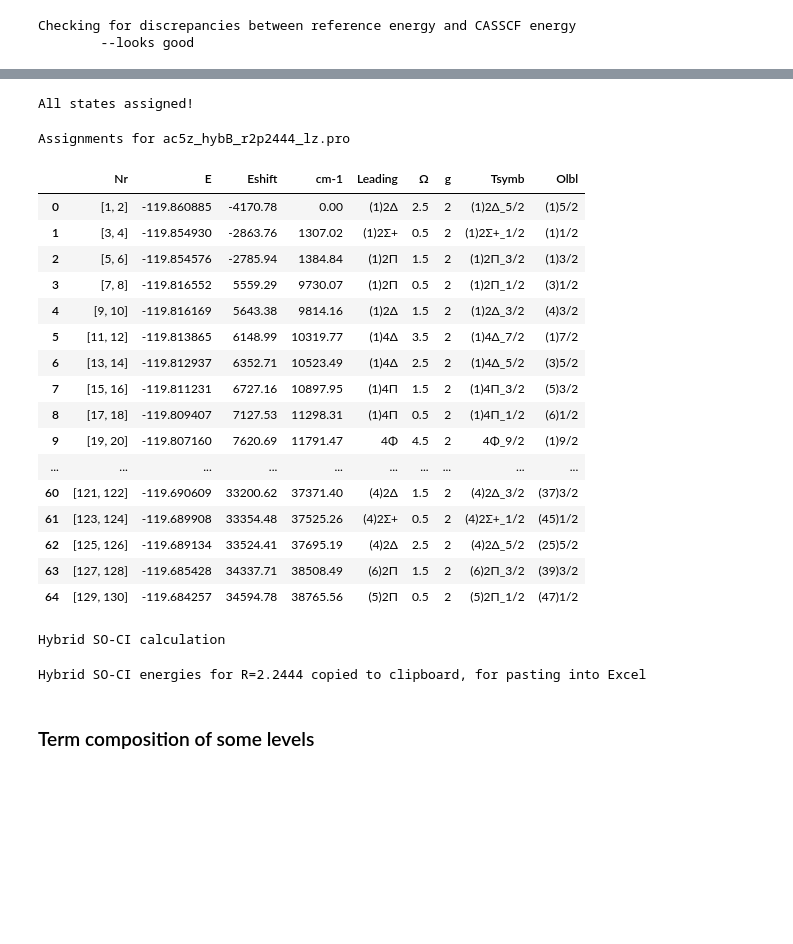
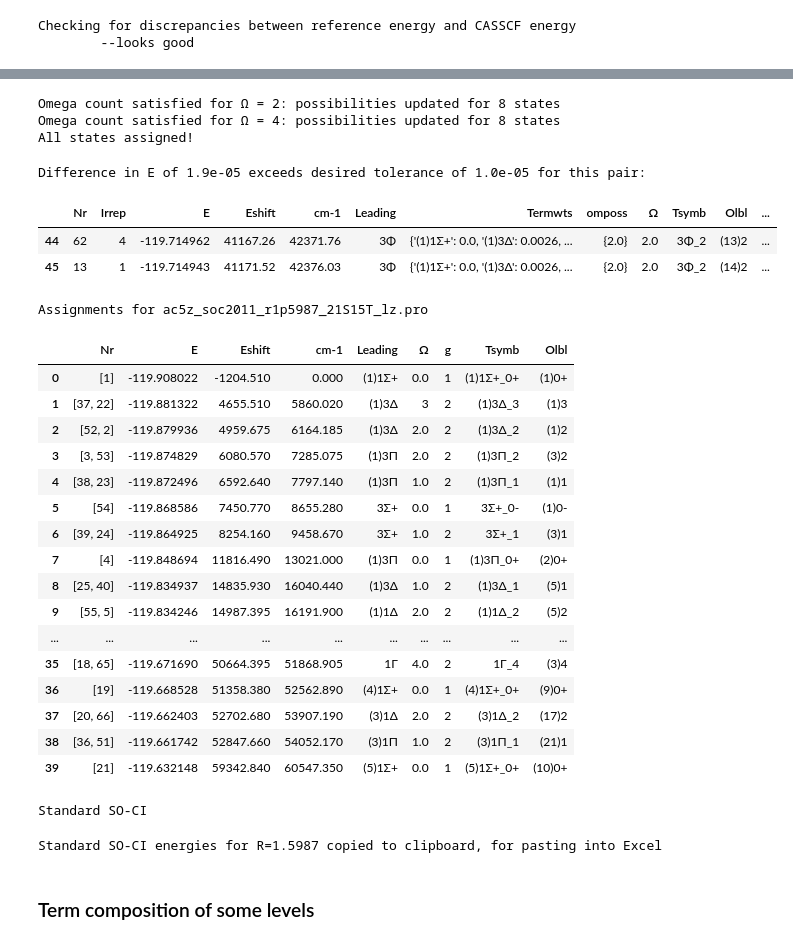
Before and after one commit to kkinist/diatomic_SOC, a Jupyter notebook: SOCI_assign_omega.ipynb, the cells around one changed output, grey strips where cells are left out. Cells and saved outputs as stored; diff of their text form; code cells hidden in the pictures; blank space fills up the shorter version.

Commit message:
Update SOCI_assign_omega.ipynb
Fix minor bugs; now working for even-electron FeH- test

```diff
--- a/SOCI_assign_omega.ipynb
+++ b/SOCI_assign_omega.ipynb
@@ -20,9 +20,10 @@ import chem_subs as chem
 pd.set_option('display.width', 1000)
 pd.set_option('display.max_rows', 500)
 # %%
-fsoci = 'ac5z_hybB_r2p2444_lz.pro'
-#fsoci = '../UMemphis/mgcl-equil-karl-block.pro'
-#fsoci = '../UMemphis/ch.pro'
-#fsoci = '../UMemphis/mgcl_small4.pro'
+#fsoci = 'ac5z_hybB_r2p2444_lz.pro'  # works
+fsoci = 'ac5z_soc2011_r1p5987_21S15T_lz.pro'  # even case, works
+#fsoci = '../UMemphis/mgcl-equil-karl-block.pro'  # works
+#fsoci = '../UMemphis/ch.pro'  # works
+#fsoci = '../UMemphis/mgcl_small4.pro'  # works
 print('Will read SO-CI info from file: {:s}'.format(fsoci))
 # %% [output]
@@ -495,6 +496,8 @@ for iso in range(SOCI.dimen):
         if abs(delta) > wthresh:
             print('\tBSs:', baspair, f'with magn = {magn:.3f}')
             print('** large difference in magnitudes = {:.8f}'.format(delta))
+            # do not include this pair
+            continue
         if min(alen, blen) < wthresh:
             # ignore small coefficients
             continue
@@ -521,8 +524,10 @@ for iso in range(SOCI.dimen):
     Omegas[iso] = omset
     if len(omset) == 1:
         Omegas[iso] = omset
+    elif len(omset) > 1:
+        print('\t*** Multiple Omega values:', omset)
     else:
-        print('\t*** Multiple Omega values:', omset)
+        print('\t*** No remaining Omega values')
 # %% [output]
 Using trig method to assign more states
 Everything below is numbered from zero, but in Molpro is numbered from 1
@@ -618,40 +617,59 @@ if nneed:
 else:
     print('All states assigned!')
 # %% [output]
+Omega count satisfied for Ω = 2: possibilities updated for 8 states
+Omega count satisfied for Ω = 4: possibilities updated for 8 states
 All states assigned!
 # %%
 # Add term symbol labels and Omega labels
 tsymb = []
 olbl = []
-for trm, om in zip(dfso.Leading, dfso.Ω):
+#for trm, om in zip(dfso.Leading, dfso.Ω):
+for irow, row in dfso.iterrows():
+    om = row.Ω
     hom = chem.halves(om)
+    if hom == '0':
+        # assign parity based upon irrep
+        irr = row.Irrep
+        if irr == 1:
+            hom += '+'
+        elif irr == 4:
+            hom += '-'
+        else:
+            # should not happen
+            hom += f':{irr}'
     olbl.append(hom)
+    trm = row.Leading
     tsymb.append('_'.join([trm, hom]))
 dfso['Tsymb'] = tsymb
 dfso['Olbl'] = chem.enumerative_prefix(olbl, always=True)
 SOCI.average_SO_levels(be_same=['Ω'], to_avg=['E', 'Eshift', 'cm-1'])
 dflevel = SOCI.dflevel.reset_index(drop=True)
 print(f'Assignments for {fsoci}')
 dflevel[['Nr', 'E', 'Eshift', 'cm-1', 'Leading', 'Ω', 'g', 'Tsymb', 'Olbl']]
 # %% [output]
-Assignments for ac5z_hybB_r2p2444_lz.pro
+Difference in E of 1.9e-05 exceeds desired tolerance of 1.0e-05 for this pair:
-|  | Nr | E | Eshift | cm-1 | Leading | Ω | g | Tsymb | Olbl |
-| 0 | [1, 2] | -119.860885 | -4170.78 | 0.00 | (1)2Δ | 2.5 | 2 | (1)2Δ_5/2 | (1)5/2 |
-| 1 | [3, 4] | -119.854930 | -2863.76 | 1307.02 | (1)2Σ+ | 0.5 | 2 | (1)2Σ+_1/2 | (1)1/2 |
-| 2 | [5, 6] | -119.854576 | -2785.94 | 1384.84 | (1)2Π | 1.5 | 2 | (1)2Π_3/2 | (1)3/2 |
-| 3 | [7, 8] | -119.816552 | 5559.29 | 9730.07 | (1)2Π | 0.5 | 2 | (1)2Π_1/2 | (3)1/2 |
-| 4 | [9, 10] | -119.816169 | 5643.38 | 9814.16 | (1)2Δ | 1.5 | 2 | (1)2Δ_3/2 | (4)3/2 |
-| 5 | [11, 12] | -119.813865 | 6148.99 | 10319.77 | (1)4Δ | 3.5 | 2 | (1)4Δ_7/2 | (1)7/2 |
-| 6 | [13, 14] | -119.812937 | 6352.71 | 10523.49 | (1)4Δ | 2.5 | 2 | (1)4Δ_5/2 | (3)5/2 |
-| 7 | [15, 16] | -119.811231 | 6727.16 | 10897.95 | (1)4Π | 1.5 | 2 | (1)4Π_3/2 | (5)3/2 |
-| 8 | [17, 18] | -119.809407 | 7127.53 | 11298.31 | (1)4Π | 0.5 | 2 | (1)4Π_1/2 | (6)1/2 |
-| 9 | [19, 20] | -119.807160 | 7620.69 | 11791.47 | 4Φ | 4.5 | 2 | 4Φ_9/2 | (1)9/2 |
-| ... | ... | ... | ... | ... | ... | ... | ... | ... | ... |
-| 60 | [121, 122] | -119.690609 | 33200.62 | 37371.40 | (4)2Δ | 1.5 | 2 | (4)2Δ_3/2 | (37)3/2 |
-| 61 | [123, 124] | -119.689908 | 33354.48 | 37525.26 | (4)2Σ+ | 0.5 | 2 | (4)2Σ+_1/2 | (45)1/2 |
-| 62 | [125, 126] | -119.689134 | 33524.41 | 37695.19 | (4)2Δ | 2.5 | 2 | (4)2Δ_5/2 | (25)5/2 |
-| 63 | [127, 128] | -119.685428 | 34337.71 | 38508.49 | (6)2Π | 1.5 | 2 | (6)2Π_3/2 | (39)3/2 |
-| 64 | [129, 130] | -119.684257 | 34594.78 | 38765.56 | (5)2Π | 0.5 | 2 | (5)2Π_1/2 | (47)1/2 |
+|  | Nr | Irrep | E | Eshift | cm-1 | Leading | Termwts | omposs | Ω | Tsymb | Olbl | ... |
+| 44 | 62 | 4 | -119.714962 | 41167.26 | 42371.76 | 3Φ | {'(1)1Σ+': 0.0, '(1)3Δ': 0.0026, ... | {2.0} | 2.0 | 3Φ_2 | (13)2 | ... |
+| 45 | 13 | 1 | -119.714943 | 41171.52 | 42376.03 | 3Φ | {'(1)1Σ+': 0.0, '(1)3Δ': 0.0026, ... | {2.0} | 2.0 | 3Φ_2 | (14)2 | ... |
+Assignments for ac5z_soc2011_r1p5987_21S15T_lz.pro
+|  | Nr | E | Eshift | cm-1 | Leading | Ω | g | Tsymb | Olbl |
+| 0 | [1] | -119.908022 | -1204.510 | 0.000 | (1)1Σ+ | 0.0 | 1 | (1)1Σ+_0+ | (1)0+ |
+| 1 | [37, 22] | -119.881322 | 4655.510 | 5860.020 | (1)3Δ | 3 | 2 | (1)3Δ_3 | (1)3 |
+| 2 | [52, 2] | -119.879936 | 4959.675 | 6164.185 | (1)3Δ | 2.0 | 2 | (1)3Δ_2 | (1)2 |
+| 3 | [3, 53] | -119.874829 | 6080.570 | 7285.075 | (1)3Π | 2.0 | 2 | (1)3Π_2 | (3)2 |
+| 4 | [38, 23] | -119.872496 | 6592.640 | 7797.140 | (1)3Π | 1.0 | 2 | (1)3Π_1 | (1)1 |
+| 5 | [54] | -119.868586 | 7450.770 | 8655.280 | 3Σ+ | 0.0 | 1 | 3Σ+_0- | (1)0- |
+| 6 | [39, 24] | -119.864925 | 8254.160 | 9458.670 | 3Σ+ | 1.0 | 2 | 3Σ+_1 | (3)1 |
+| 7 | [4] | -119.848694 | 11816.490 | 13021.000 | (1)3Π | 0.0 | 1 | (1)3Π_0+ | (2)0+ |
+| 8 | [25, 40] | -119.834937 | 14835.930 | 16040.440 | (1)3Δ | 1.0 | 2 | (1)3Δ_1 | (5)1 |
+| 9 | [55, 5] | -119.834246 | 14987.395 | 16191.900 | (1)1Δ | 2.0 | 2 | (1)1Δ_2 | (5)2 |
+| ... | ... | ... | ... | ... | ... | ... | ... | ... | ... |
+| 35 | [18, 65] | -119.671690 | 50664.395 | 51868.905 | 1Γ | 4.0 | 2 | 1Γ_4 | (3)4 |
+| 36 | [19] | -119.668528 | 51358.380 | 52562.890 | (4)1Σ+ | 0.0 | 1 | (4)1Σ+_0+ | (9)0+ |
+| 37 | [20, 66] | -119.662403 | 52702.680 | 53907.190 | (3)1Δ | 2.0 | 2 | (3)1Δ_2 | (17)2 |
+| 38 | [36, 51] | -119.661742 | 52847.660 | 54052.170 | (3)1Π | 1.0 | 2 | (3)1Π_1 | (21)1 |
+| 39 | [21] | -119.632148 | 59342.840 | 60547.350 | (5)1Σ+ | 0.0 | 1 | (5)1Σ+_0+ | (10)0+ |
 # %%
 # Is this a hybrid calculation (prepared by build_hybrid_soci_input.ipynb)?
 ccterms = []  # list of input CCSD(T) terms
@@ -671,7 +689,7 @@ if is_hybrid:
 else:
     print('Standard SO-CI')
 # %% [output]
-Hybrid SO-CI calculation
+Standard SO-CI
 # %%
 # copy Energies to clipboard with term symbols as column headings
 dfcp = dflevel[['Olbl', 'E']].copy().sort_values('Olbl').set_index('Olbl')
@@ -682,7 +700,7 @@ if is_hybrid:
 else:
     print(f'Standard SO-CI energies for R={R} copied to clipboard, for pasting into Excel')
 # %% [output]
-Hybrid SO-CI energies for R=2.2444 copied to clipboard, for pasting into Excel
+Standard SO-CI energies for R=1.5987 copied to clipboard, for pasting into Excel
 # %% [markdown]
 ### Term composition of some levels
 # %%
```
Also changed, not shown: parts of 18 cells of this notebook.
